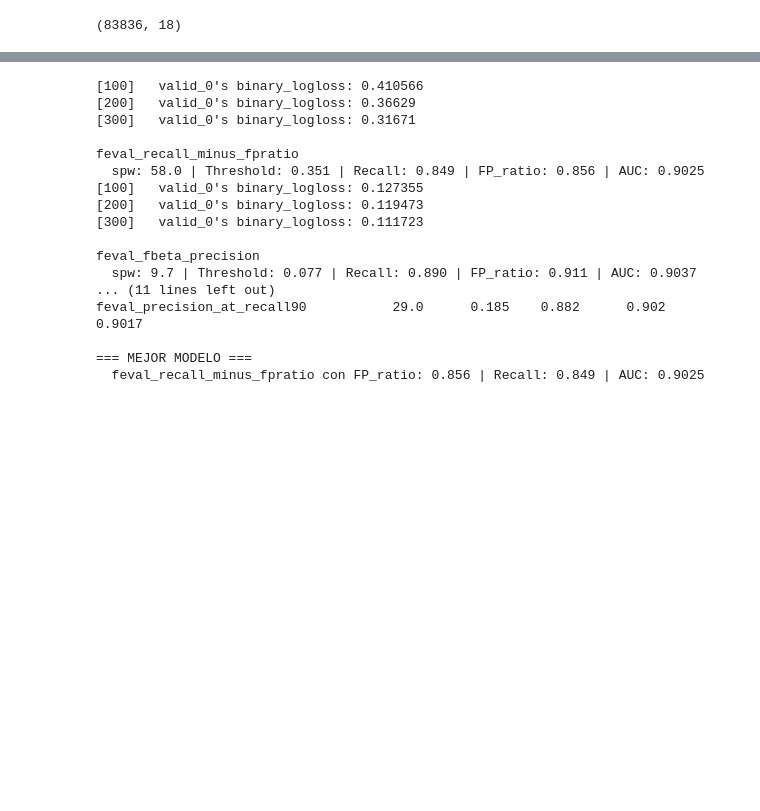
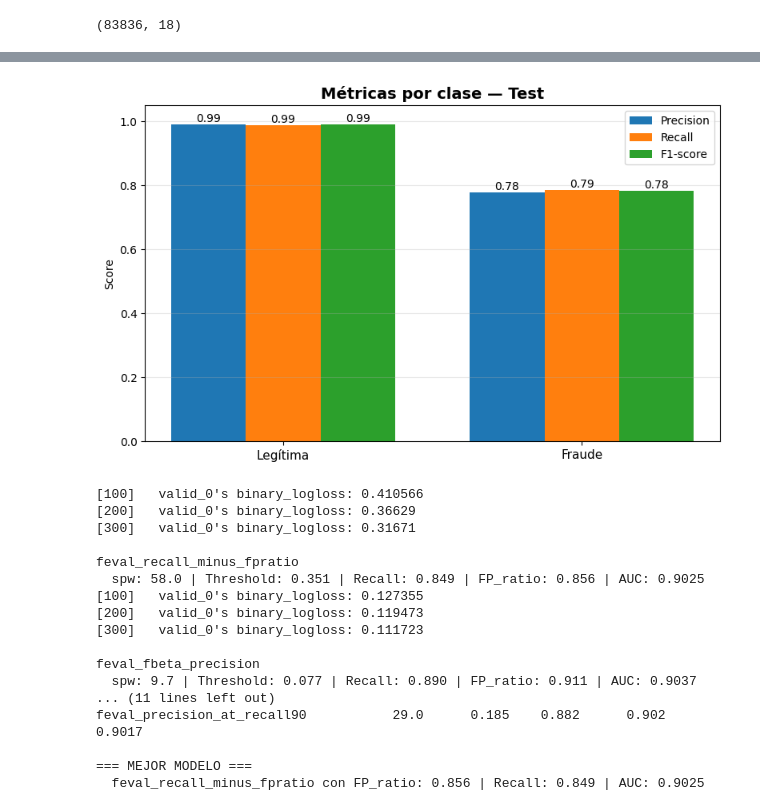
Before and after one commit to PedroPabloGuzmanMayen/Proyecto_PlusTI, a Jupyter notebook: objetivo1/Modelos.ipynb, the cells around one changed output, grey strips where cells are left out. Saved outputs shown, nothing was run; the diff lists cells and outputs as text; code cells hidden in the pictures; blank space fills up the shorter version.

```diff
--- a/objetivo1/Modelos.ipynb
+++ b/objetivo1/Modelos.ipynb
@@ -270,3 +736,12 @@ weighted avg       0.98      0.98      0.98     16167
+# %%
+y_test_pred = (y_proba >= 0.5).astype(int)
+
+plot_classification_metrics(
+    y_test,
+    y_test_pred
+)
+# %% [output]
+[figure, added]
 # %%
 def feval_recall_minus_fpratio(y_pred_raw, data):
     y_true = data.get_label()
```
Also changed, not shown: parts of 17 cells of this notebook, 40 other files.
